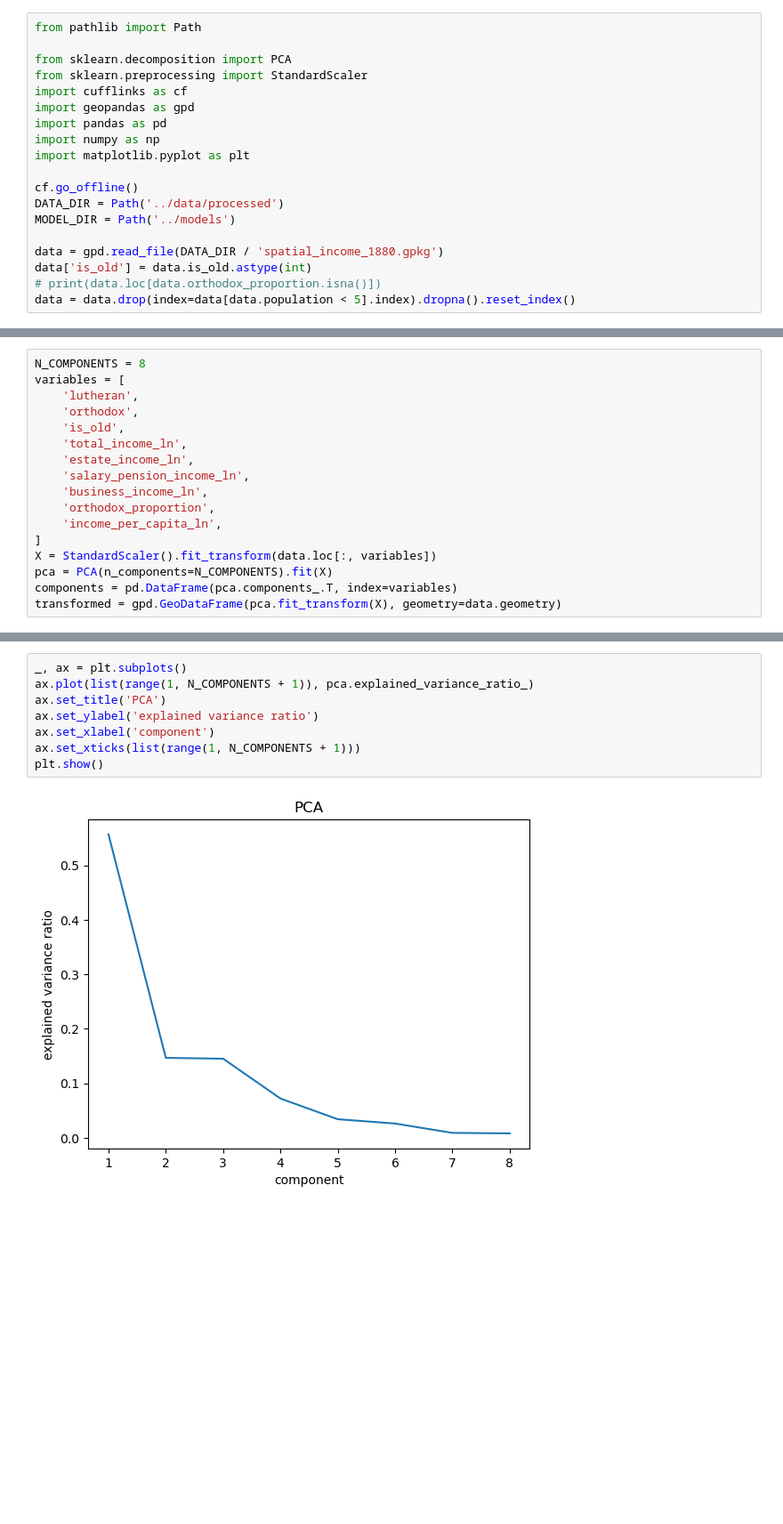
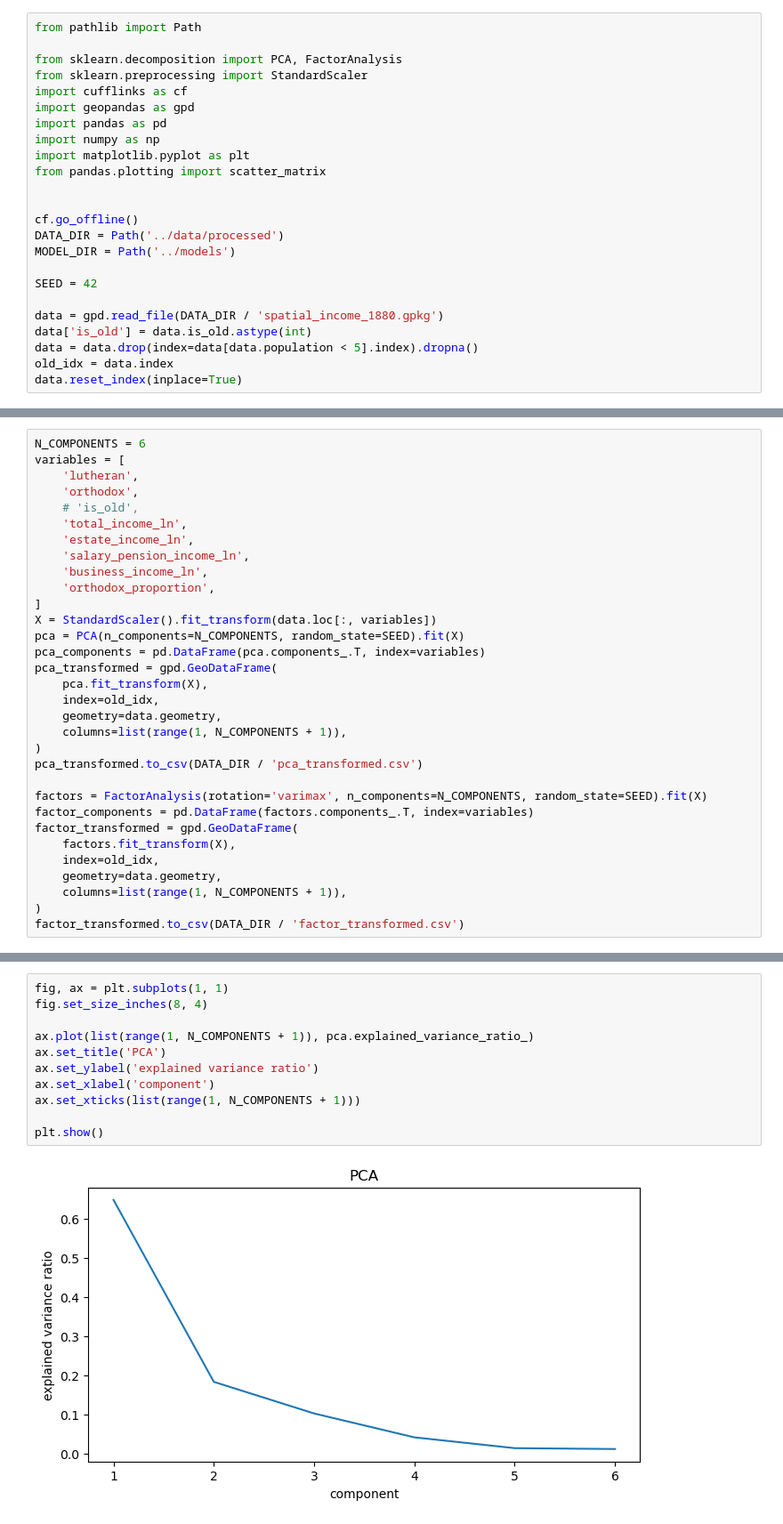
Before and after one commit to AnttiHaerkoenen/socio-ethnic_segregation, a Jupyter notebook: notebooks/pca.ipynb, the cells around one changed output, grey strips where cells are left out. Shown at 89% size. Cells and saved outputs as stored; diff of their text form; blank space fills up the shorter version.

```diff
--- a/notebooks/pca.ipynb
+++ b/notebooks/pca.ipynb
@@ -1,19 +1,24 @@
 # %%
 from pathlib import Path
 
-from sklearn.decomposition import PCA
+from sklearn.decomposition import PCA, FactorAnalysis
 from sklearn.preprocessing import StandardScaler
 import cufflinks as cf
 import geopandas as gpd
 import pandas as pd
 import numpy as np
 import matplotlib.pyplot as plt
+from pandas.plotting import scatter_matrix
+
 
 cf.go_offline()
 DATA_DIR = Path('../data/processed')
 MODEL_DIR = Path('../models')
 
+SEED = 42
+
 data = gpd.read_file(DATA_DIR / 'spatial_income_1880.gpkg')
 data['is_old'] = data.is_old.astype(int)
-# print(data.loc[data.orthodox_proportion.isna()])
-data = data.drop(index=data[data.population < 5].index).dropna().reset_index()
+data = data.drop(index=data[data.population < 5].index).dropna()
+old_idx = data.index
+data.reset_index(inplace=True)
@@ -34,17 +25,32 @@ data = data.drop(index=data[data.population < 5].index).dropna().reset_index()
 # %%
-N_COMPONENTS = 8
+N_COMPONENTS = 6
 variables = [
     'lutheran',
     'orthodox',
-    'is_old',
+    # 'is_old',
     'total_income_ln',
     'estate_income_ln',
     'salary_pension_income_ln',
     'business_income_ln',
     'orthodox_proportion',
-    'income_per_capita_ln',
 ]
 X = StandardScaler().fit_transform(data.loc[:, variables])
-pca = PCA(n_components=N_COMPONENTS).fit(X)
-components = pd.DataFrame(pca.components_.T, index=variables)
-transformed = gpd.GeoDataFrame(pca.fit_transform(X), geometry=data.geometry)
+pca = PCA(n_components=N_COMPONENTS, random_state=SEED).fit(X)
+pca_components = pd.DataFrame(pca.components_.T, index=variables)
+pca_transformed = gpd.GeoDataFrame(
+    pca.fit_transform(X),
+    index=old_idx,
+    geometry=data.geometry,
+    columns=list(range(1, N_COMPONENTS + 1)),
+)
+pca_transformed.to_csv(DATA_DIR / 'pca_transformed.csv')
+
+factors = FactorAnalysis(rotation='varimax', n_components=N_COMPONENTS, random_state=SEED).fit(X)
+factor_components = pd.DataFrame(factors.components_.T, index=variables)
+factor_transformed = gpd.GeoDataFrame(
+    factors.fit_transform(X),
+    index=old_idx,
+    geometry=data.geometry,
+    columns=list(range(1, N_COMPONENTS + 1)),
+)
+factor_transformed.to_csv(DATA_DIR / 'factor_transformed.csv')
@@ -51,10 +67,13 @@ transformed = gpd.GeoDataFrame(pca.fit_transform(X), geometry=data.geometry)
 # %%
-_, ax = plt.subplots()
+fig, ax = plt.subplots(1, 1)
+fig.set_size_inches(8, 4)
+
 ax.plot(list(range(1, N_COMPONENTS + 1)), pca.explained_variance_ratio_)
 ax.set_title('PCA')
 ax.set_ylabel('explained variance ratio')
 ax.set_xlabel('component')
 ax.set_xticks(list(range(1, N_COMPONENTS + 1)))
+
 plt.show()
 # %% [output]
-[figure, old version]
+[figure, new version]
```
Also changed, not shown: parts of 11 cells of this notebook, 3 other files.
